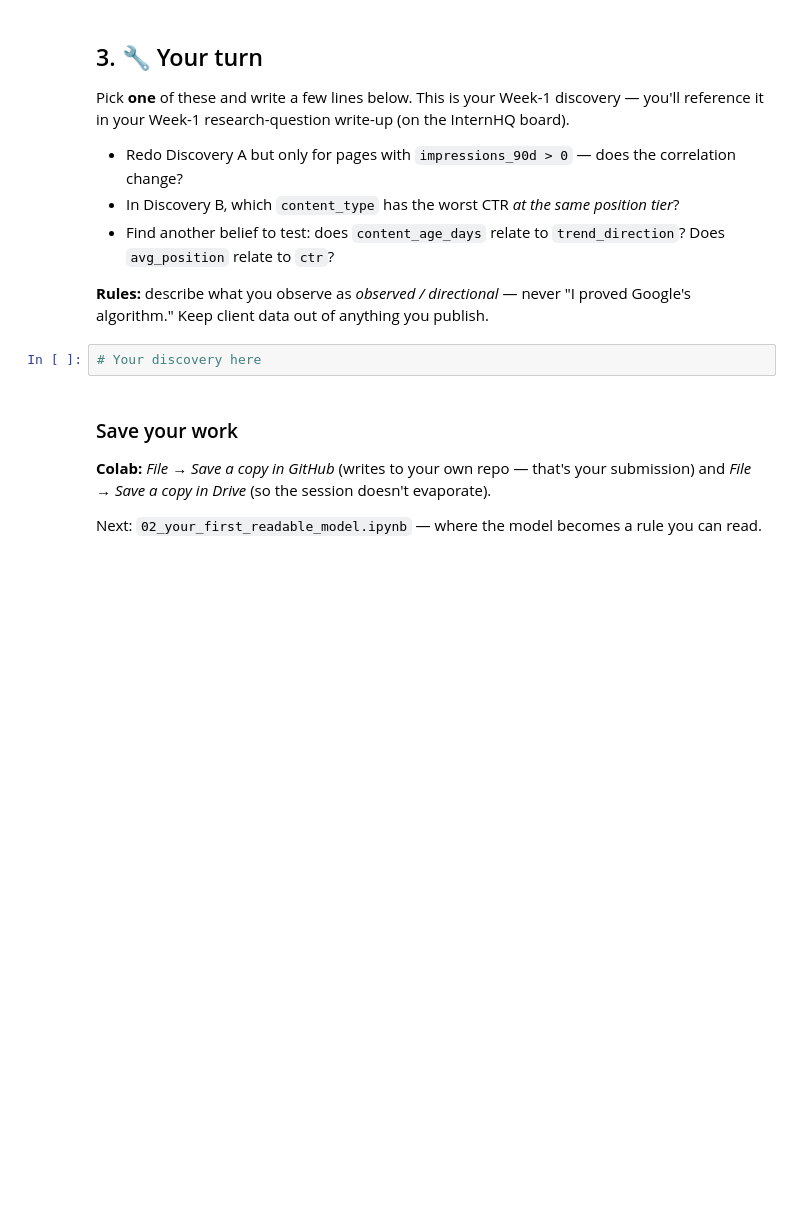
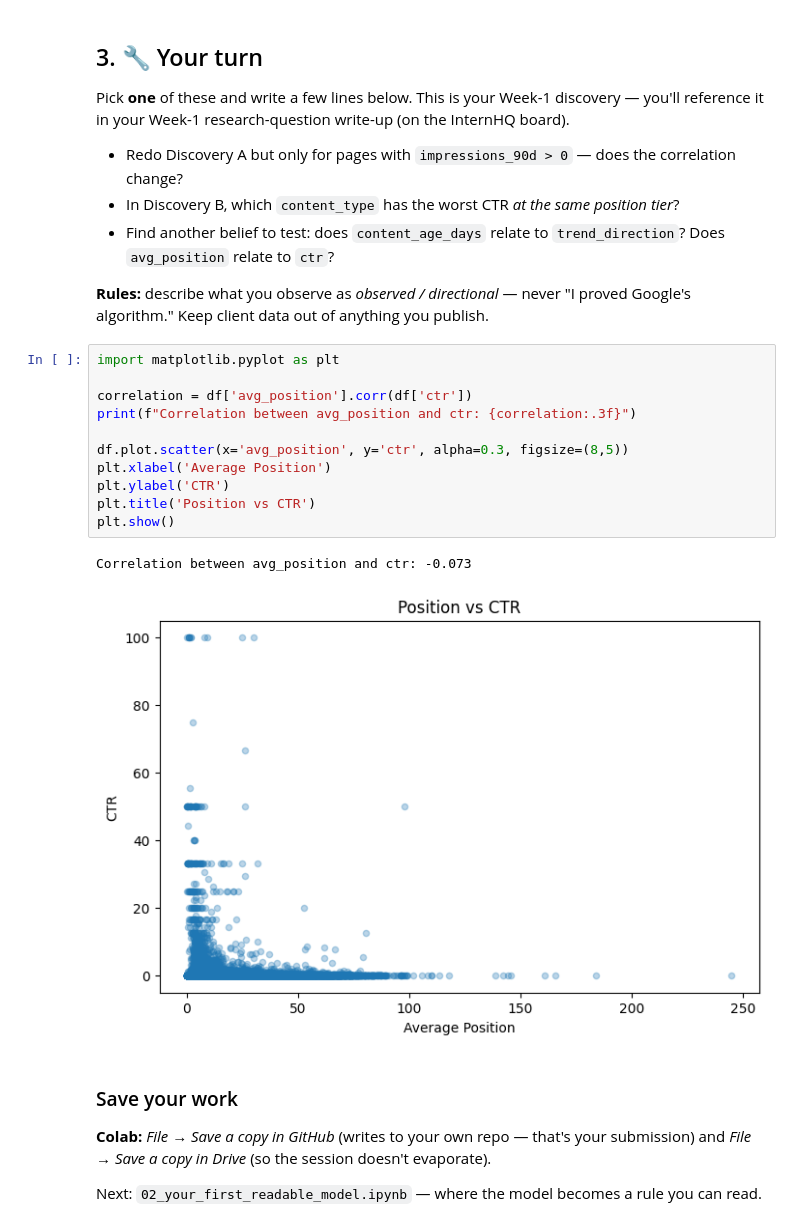
Before and after one commit to jamal-ai-dev/flyrank-ml-internship, a Jupyter notebook: notebooks/01_first_look_and_discovery.ipynb, the cells around one changed output. Saved outputs shown, nothing was run; the diff lists cells and outputs as text; blank space fills up the shorter version.

```diff
--- a/notebooks/01_first_look_and_discovery.ipynb
+++ b/notebooks/01_first_look_and_discovery.ipynb
@@ -150,7 +150,19 @@ Pick **one** of these and write a few lines below. This is your Week-1 discovery
 
 **Rules:** describe what you observe as *observed / directional* — never "I proved Google's algorithm." Keep client data out of anything you publish.
 # %%
-# Your discovery here
+import matplotlib.pyplot as plt
+
+correlation = df['avg_position'].corr(df['ctr'])
+print(f"Correlation between avg_position and ctr: {correlation:.3f}")
+
+df.plot.scatter(x='avg_position', y='ctr', alpha=0.3, figsize=(8,5))
+plt.xlabel('Average Position')
+plt.ylabel('CTR')
+plt.title('Position vs CTR')
+plt.show()
+# %% [output]
+Correlation between avg_position and ctr: -0.073
+[figure, added]
 # %% [markdown]
 ### Save your work
 **Colab:** *File → Save a copy in GitHub* (writes to your own repo — that's your submission) and *File → Save a copy in Drive* (so the session doesn't evaporate).
```
